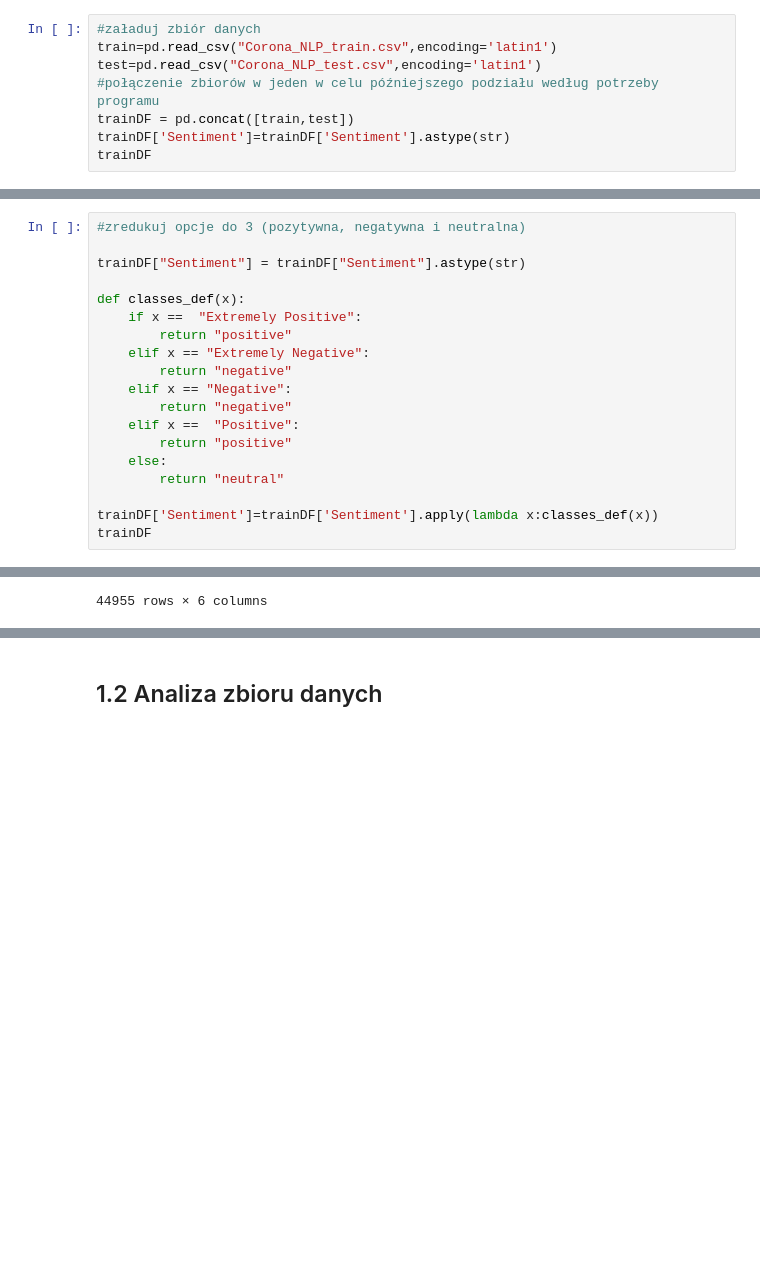
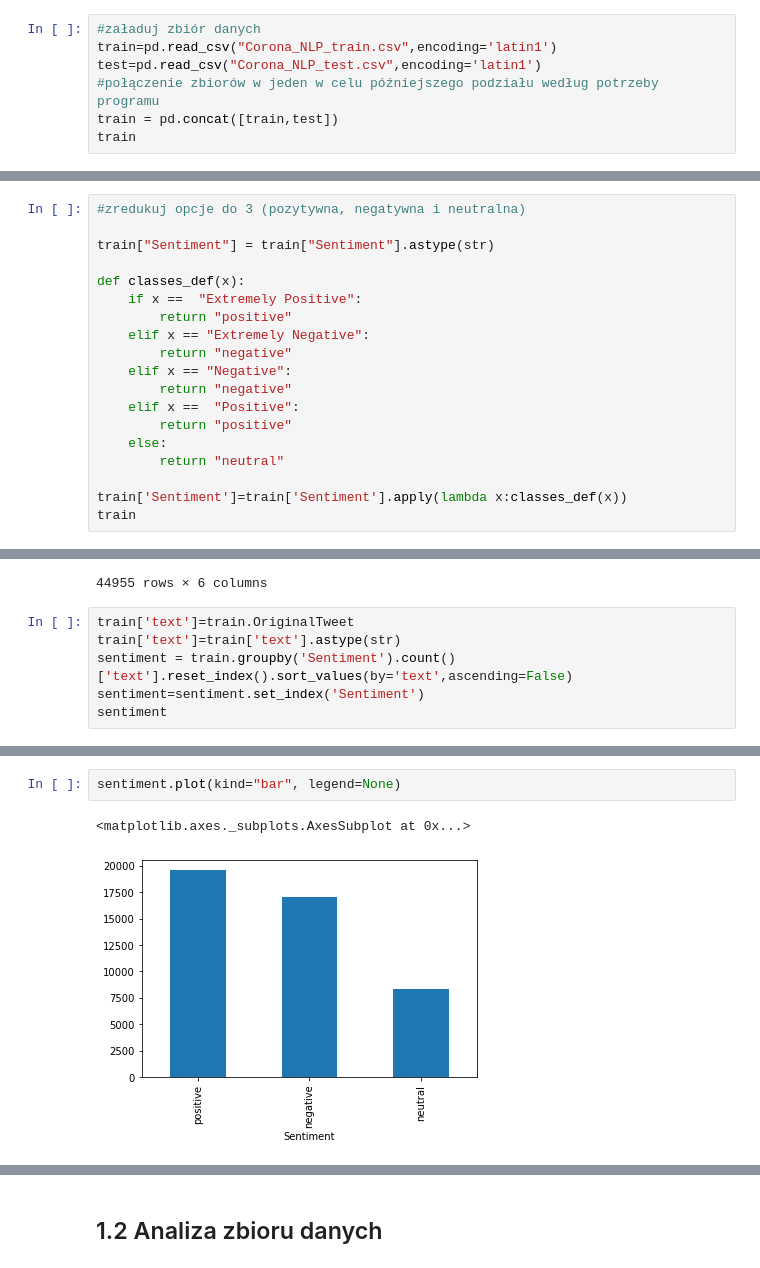
Before and after one commit to mxnogala/Api_w_eksploracji_danych_CDV, a Jupyter notebook: Covid-19-Text-Classification.ipynb, the cells around one changed output, grey strips where cells are left out. Cells and saved outputs as stored; diff of their text form; blank space fills up the shorter version.

```diff
--- a/Covid-19-Text-Classification.ipynb
+++ b/Covid-19-Text-Classification.ipynb
@@ -51,9 +46,8 @@ True
 train=pd.read_csv("Corona_NLP_train.csv",encoding='latin1')
 test=pd.read_csv("Corona_NLP_test.csv",encoding='latin1')
 #połączenie zbiorów w jeden w celu późniejszego podziału według potrzeby programu
-trainDF = pd.concat([train,test])
-trainDF['Sentiment']=trainDF['Sentiment'].astype(str)
-trainDF
+train = pd.concat([train,test])
+train
 # %% [output]
 |  | UserName | ScreenName | Location | TweetAt | OriginalTweet | Sentiment |
 | 0 | 3799 | 48751 | London | 16-03-2020 | @MeNyrbie @Phil_Gahan @Chrisitv h... | Neutral |
@@ -71,7 +65,7 @@ trainDF
 # %%
 #zredukuj opcje do 3 (pozytywna, negatywna i neutralna)
 
-trainDF["Sentiment"] = trainDF["Sentiment"].astype(str)
+train["Sentiment"] = train["Sentiment"].astype(str)
 
 def classes_def(x):
     if x ==  "Extremely Positive":
@@ -85,8 +79,8 @@ def classes_def(x):
     else:
         return "neutral"
 
-trainDF['Sentiment']=trainDF['Sentiment'].apply(lambda x:classes_def(x))
-trainDF
+train['Sentiment']=train['Sentiment'].apply(lambda x:classes_def(x))
+train
 # %% [output]
 |  | UserName | ScreenName | Location | TweetAt | OriginalTweet | Sentiment |
 | 0 | 3799 | 48751 | London | 16-03-2020 | @MeNyrbie @Phil_Gahan @Chrisitv h... | neutral |
@@ -101,3 +95,9 @@ trainDF
 | 3796 | 3797 | 48749 | NaN | 16-03-2020 | Gov need to do somethings instead... | negative |
 | 3797 | 3798 | 48750 | Arlington, Virginia | 16-03-2020 | I and @ForestandPaper members are... | positive |
 44955 rows × 6 columns
+# %%
+train['text']=train.OriginalTweet
+train['text']=train['text'].astype(str)
+sentiment = train.groupby('Sentiment').count()['text'].reset_index().sort_values(by='text',ascending=False)
+sentiment=sentiment.set_index('Sentiment')
+sentiment
@@ -104 +110,6 @@ trainDF
+# %%
+sentiment.plot(kind="bar", legend=None)
+# %% [output]
+<matplotlib.axes._subplots.AxesSubplot at 0x...>
+[figure, added]
 # %%
```
Also changed, not shown: parts of 48 cells of this notebook, 1 other file.
